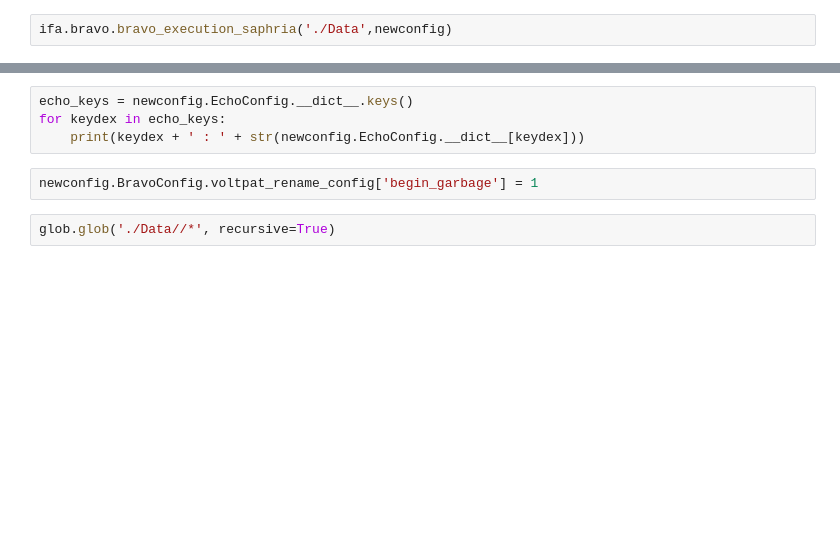
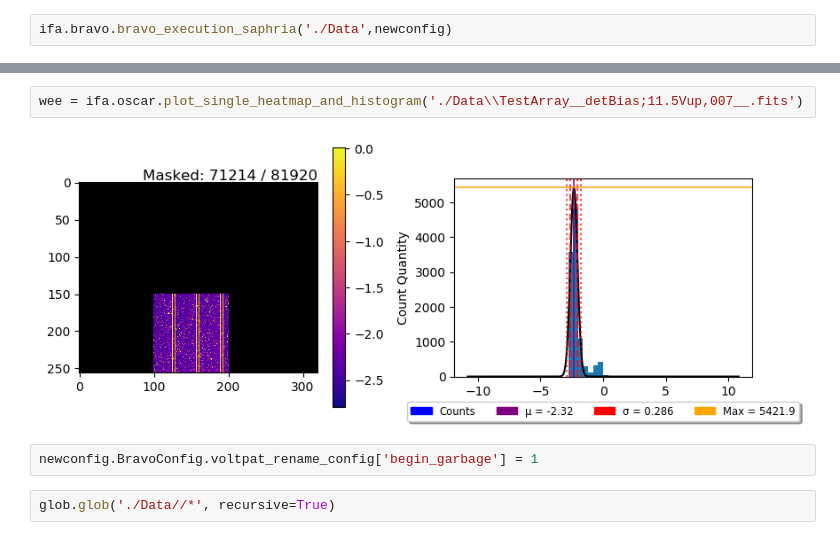
Before and after one commit to psmd-iberutaru/IfA-Smeargle, a Jupyter notebook: Testing.ipynb, the cells around one changed output, grey strips where cells are left out. Saved outputs shown, nothing was run; the diff lists cells and outputs as text; blank space fills up the shorter version.

Commit message:
Allowed for visualization techniques to be extracted from a fits file.

```diff
--- a/Testing.ipynb
+++ b/Testing.ipynb
@@ -248,10 +248,10 @@ Filter echo382_column_mask is being skipped as noted by configuration class.
 Filter echo383_row_mask is being skipped as noted by configuration class.
 Filter echo398_nothing is being skipped as noted by configuration class.
 Filter echo399_everything is being skipped as noted by configuration class.
-# %%
-echo_keys = newconfig.EchoConfig.__dict__.keys()
-for keydex in echo_keys:
-    print(keydex + ' : ' + str(newconfig.EchoConfig.__dict__[keydex]))
+# %%
+wee = ifa.oscar.plot_single_heatmap_and_histogram('./Data\\TestArray__detBias;11.5Vup,007__.fits')
+# %% [output]
+[figure, added]
 # %%
 newconfig.BravoConfig.voltpat_rename_config['begin_garbage'] = 1
 # %%
```
Also changed, not shown: parts of 4 cells of this notebook, 2 other files.
